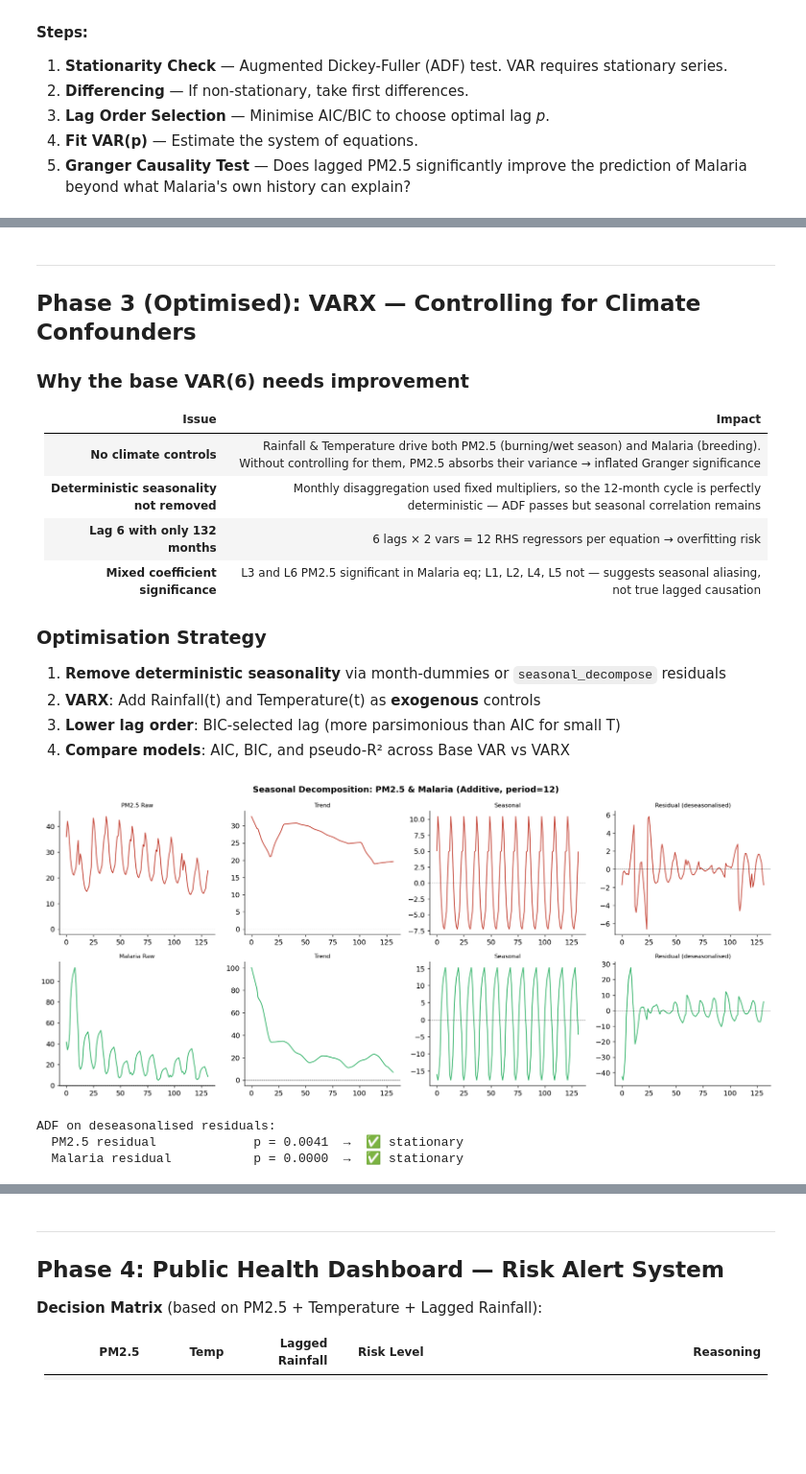
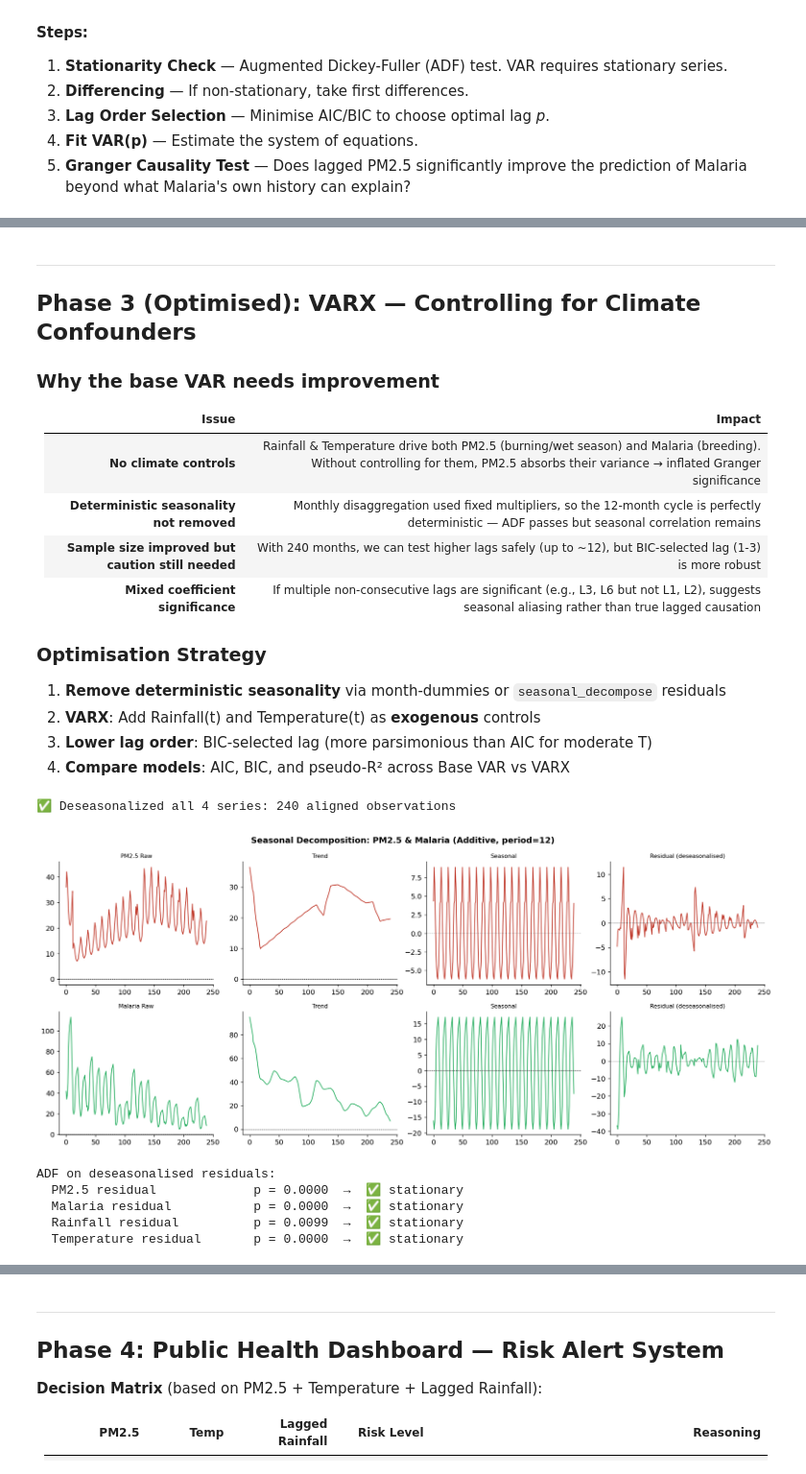
Before and after one commit to SirOsborn/Smog-Swamp_Hypothesis, a Jupyter notebook: Smog&Swamp_Hypothesis.ipynb, the cells around one changed output, grey strips where cells are left out. Shown at 96% size. Saved outputs shown, nothing was run; the diff lists cells and outputs as text; code cells hidden in the pictures; blank space fills up the shorter version.

Commit message:
fix the the data modelling

```diff
--- a/Smog&Swamp_Hypothesis.ipynb
+++ b/Smog&Swamp_Hypothesis.ipynb
@@ -756,19 +1525,19 @@ except Exception as e:
 ---
 ## Phase 3 (Optimised): VARX — Controlling for Climate Confounders
 
-### Why the base VAR(6) needs improvement
+### Why the base VAR needs improvement
 
 | Issue | Impact |
 |---|---|
 | **No climate controls** | Rainfall & Temperature drive both PM2.5 (burning/wet season) and Malaria (breeding). Without controlling for them, PM2.5 absorbs their variance → inflated Granger significance |
 | **Deterministic seasonality not removed** | Monthly disaggregation used fixed multipliers, so the 12-month cycle is perfectly deterministic — ADF passes but seasonal correlation remains |
-| **Lag 6 with only 132 months** | 6 lags × 2 vars = 12 RHS regressors per equation → overfitting risk |
-| **Mixed coefficient significance** | L3 and L6 PM2.5 significant in Malaria eq; L1, L2, L4, L5 not — suggests seasonal aliasing, not true lagged causation |
+| **Sample size improved but caution still needed** | With 240 months, we can test higher lags safely (up to ~12), but BIC-selected lag (1-3) is more robust |
+| **Mixed coefficient significance** | If multiple non-consecutive lags are significant (e.g., L3, L6 but not L1, L2), suggests seasonal aliasing rather than true lagged causation |
 
 ### Optimisation Strategy
 1. **Remove deterministic seasonality** via month-dummies or `seasonal_decompose` residuals
 2. **VARX**: Add Rainfall(t) and Temperature(t) as **exogenous** controls
-3. **Lower lag order**: BIC-selected lag (more parsimonious than AIC for small T)
+3. **Lower lag order**: BIC-selected lag (more parsimonious than AIC for moderate T)
 4. **Compare models**: AIC, BIC, and pseudo-R² across Base VAR vs VARX
 # %%
 # ── 3.7  Seasonal Decomposition — Remove Deterministic Seasonality ────────────
@@ -781,54 +1550,66 @@ rain_raw = var_data["Rainfall_mm"].dropna()
 temp_raw = var_data["Temp_C"].dropna()
 
 # Decompose and extract residuals (removes deterministic 12-month cycle)
-decomp_pm  = seasonal_decompose(pm_raw,  model="additive", period=12, extrapolate_trend="freq")
-decomp_mal = seasonal_decompose(mal_raw, model="additive", period=12, extrapolate_trend="freq")
+# ⚠️ CRITICAL: Also deseasonalize Rainfall and Temperature to avoid confounding
+decomp_pm   = seasonal_decompose(pm_raw,   model="additive", period=12, extrapolate_trend="freq")
+decomp_mal  = seasonal_decompose(mal_raw,  model="additive", period=12, extrapolate_trend="freq")
+decomp_rain = seasonal_decompose(rain_raw, model="additive", period=12, extrapolate_trend="freq")
+decomp_temp = seasonal_decompose(temp_raw, model="additive", period=12, extrapolate_trend="freq")
 
-pm_resid  = decomp_pm.resid.dropna()
-mal_resid = decomp_mal.resid.dropna()
+pm_resid   = decomp_pm.resid.dropna()
+mal_resid  = decomp_mal.resid.dropna()
+rain_resid = decomp_rain.resid.dropna()
+temp_resid = decomp_temp.resid.dropna()
 
-# Align indices
-common_idx = pm_resid.index.intersection(mal_resid.index)
-pm_deseas  = pm_resid.loc[common_idx]
-mal_deseas = mal_resid.loc[common_idx]
-rain_ctrl  = rain_raw.loc[common_idx]
-temp_ctrl  = temp_raw.loc[common_idx]
+# Align indices (intersection of all 4 series)
+common_idx = pm_resid.index.intersection(mal_resid.index).intersection(
+             rain_resid.index).intersection(temp_resid.index)
+pm_deseas   = pm_resid.loc[common_idx]
+mal_deseas  = mal_resid.loc[common_idx]
+rain_deseas = rain_resid.loc[common_idx]
+temp_deseas = temp_resid.loc[common_idx]
+
+print(f"✅ Deseasonalized all 4 series: {len(common_idx)} aligned observations")
 
 # Plot decomposition
 fig, axes = plt.subplots(2, 4, figsize=(16, 7))
 fig.suptitle("Seasonal Decomposition: PM2.5 & Malaria (Additive, period=12)", fontsize=13, fontweight="bold")
 for ax, series, title, color in zip(
     axes[0], [pm_raw, decomp_pm.trend, decomp_pm.seasonal, pm_resid],
     ["PM2.5 Raw","Trend","Seasonal","Residual (deseasonalised)"],
     ["#c0392b"]*4
 ):
     ax.plot(series.values, color=color, lw=1.2)
     ax.set_title(title, fontsize=9)
     ax.axhline(0, color="black", lw=0.5, linestyle="--")
 
 for ax, series, title, color in zip(
     axes[1], [mal_raw, decomp_mal.trend, decomp_mal.seasonal, mal_resid],
     ["Malaria Raw","Trend","Seasonal","Residual (deseasonalised)"],
     ["#27ae60"]*4
 ):
     ax.plot(series.values, color=color, lw=1.2)
     ax.set_title(title, fontsize=9)
     ax.axhline(0, color="black", lw=0.5, linestyle="--")
 
 plt.tight_layout()
 plt.savefig("images/seasonal_decompose.png", bbox_inches="tight")
 plt.show()
 
 # Verify stationarity of residuals
-print("ADF on deseasonalised residuals:")
-for name, s in [("PM2.5 residual", pm_deseas), ("Malaria residual", mal_deseas)]:
+print("\nADF on deseasonalised residuals:")
+for name, s in [("PM2.5 residual", pm_deseas), ("Malaria residual", mal_deseas),
+                 ("Rainfall residual", rain_deseas), ("Temperature residual", temp_deseas)]:
     adf_p = adfuller(s.dropna())[1]
     print(f"  {name:<25}  p = {adf_p:.4f}  →  {'✅ stationary' if adf_p < 0.05 else '❌ non-stationary'}")
 # %% [output]
+✅ Deseasonalized all 4 series: 240 aligned observations
-[figure, old version]
+[figure, new version]
-ADF on deseasonalised residuals:
-  PM2.5 residual             p = 0.0041  →  ✅ stationary
-  Malaria residual           p = 0.0000  →  ✅ stationary
+ADF on deseasonalised residuals:
+  PM2.5 residual             p = 0.0000  →  ✅ stationary
+  Malaria residual           p = 0.0000  →  ✅ stationary
+  Rainfall residual          p = 0.0099  →  ✅ stationary
+  Temperature residual       p = 0.0000  →  ✅ stationary
 # %%
 # ── 3.8  VARX — VAR with Exogenous Climate Controls ──────────────────────────
 # Endogenous: deseasonalised PM2.5 residual, deseasonalised Malaria residual
```
Also changed, not shown: parts of 20 cells of this notebook, 13 other files.
